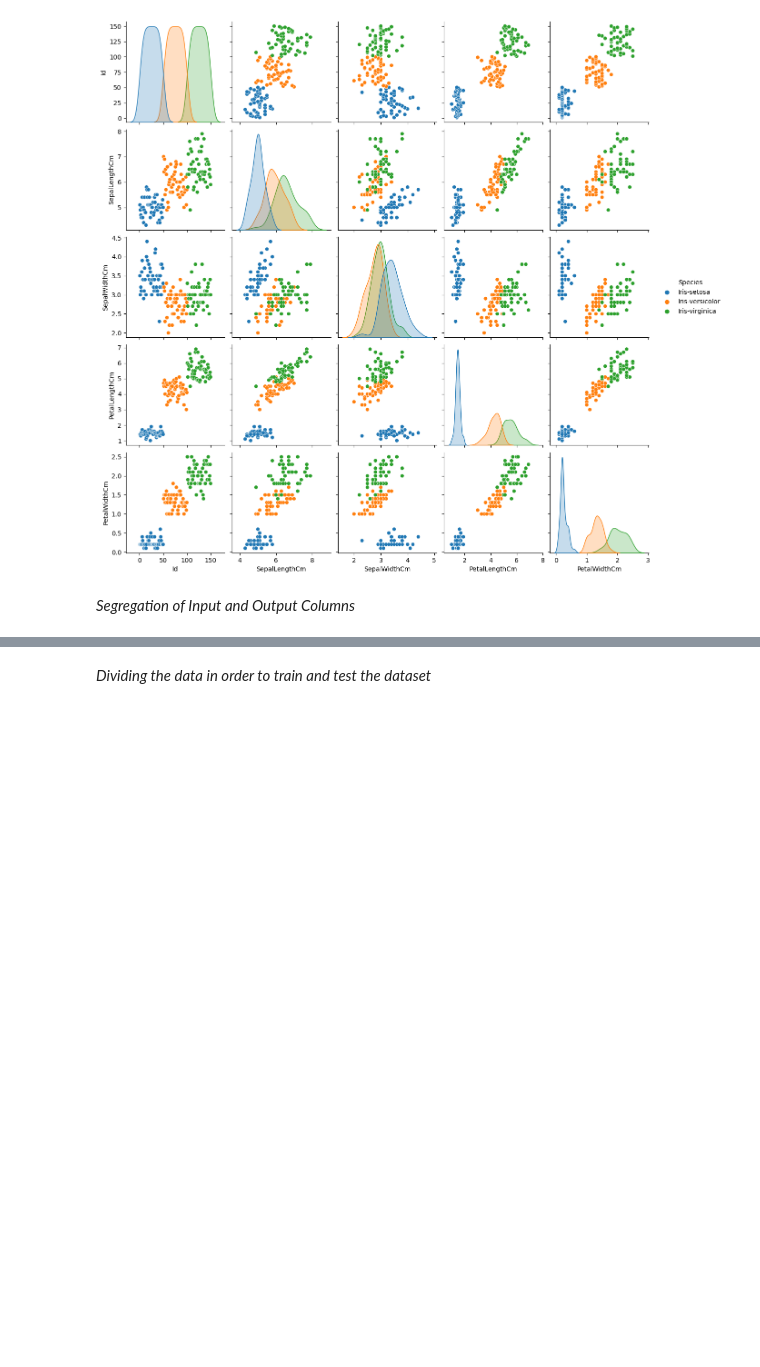
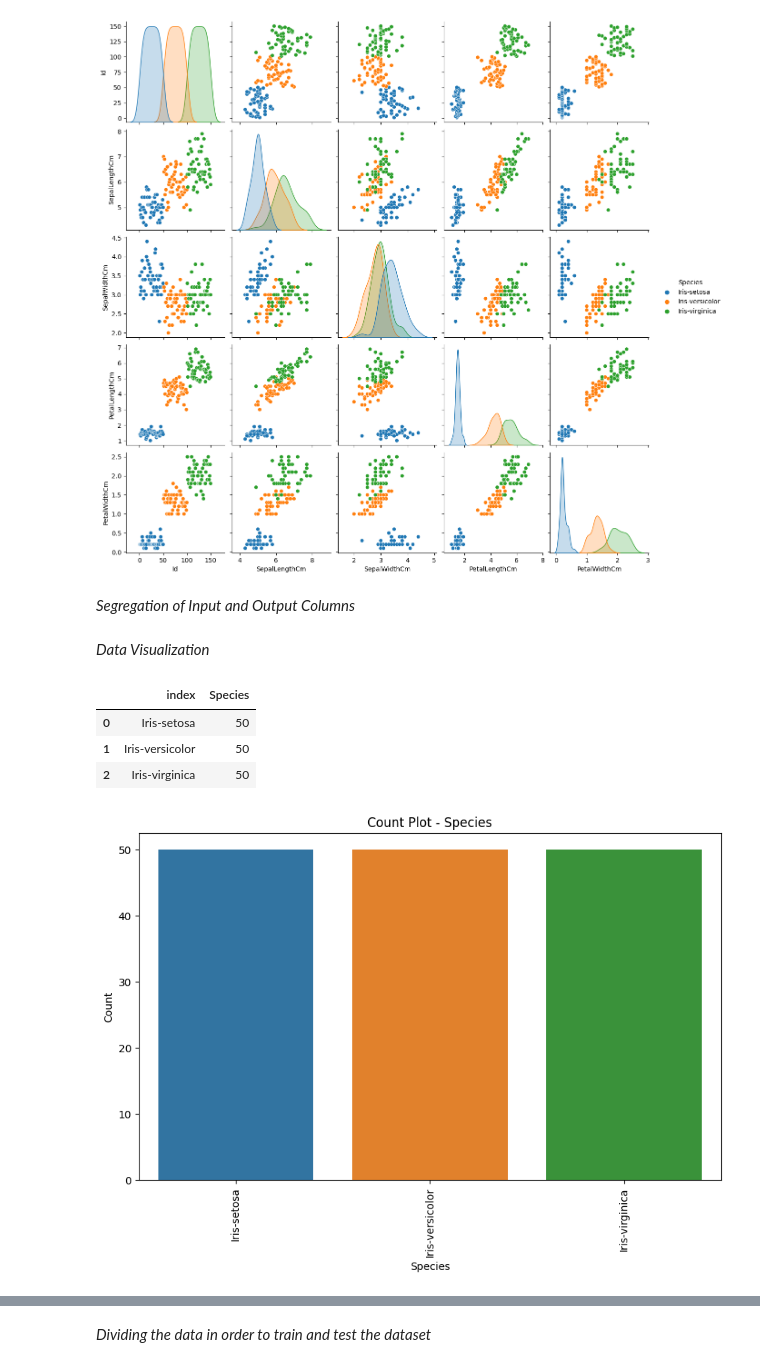
Before and after one commit to PreethamNoelP/IRIS-FLOWER-CLASSIFICATION, a Jupyter notebook: IRIS_FLOWER_CLASSIFICATION.ipynb, the cells around one changed output, grey strips where cells are left out. Cells and saved outputs as stored; diff of their text form; code cells hidden in the pictures; blank space fills up the shorter version.

```diff
--- a/IRIS_FLOWER_CLASSIFICATION.ipynb
+++ b/IRIS_FLOWER_CLASSIFICATION.ipynb
@@ -9,5 +12,5 @@ import matplotlib.pyplot as plt
 # %%
-iris=pd.read_csv('Iris.csv')
+iris=pd.read_csv('Iris - Data Set.csv')
 iris.head()
 # %% [output]
 |  | Id | SepalLengthCm | SepalWidthCm | PetalLengthCm | PetalWidthCm | Species |
@@ -40,3 +57,5 @@ sns.pairplot(iris, hue='Species')
 # %%
 X=iris.iloc[:,:5]
 Y=iris.iloc[:,5]
+# %% [markdown]
+*Data Visualization*
@@ -42,0 +67,20 @@ Y=iris.iloc[:,5]
+# %%
+def count_plot(column):
+  plt.figure(figsize=(10, 6))
+  sns.countplot(x=column, data=iris)
+  plt.title(f"Count Plot - {column}")
+  plt.xlabel(column)
+  plt.ylabel("Count")
+  plt.xticks(rotation=90)
+  plt.show()
+# %%
+iris['Species'].value_counts().reset_index()
+# %% [output]
+|  | index | Species |
+| 0 | Iris-setosa | 50 |
+| 1 | Iris-versicolor | 50 |
+| 2 | Iris-virginica | 50 |
+# %%
+count_plot('Species')
+# %% [output]
+[figure, added]
```
Also changed, not shown: parts of 14 cells of this notebook.
